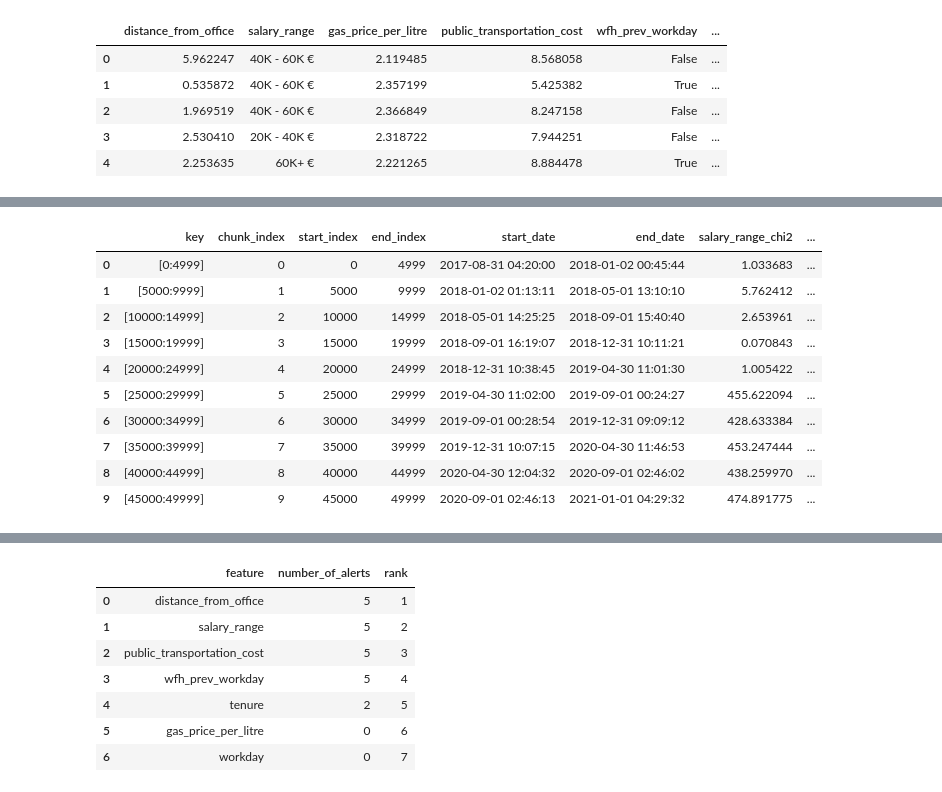
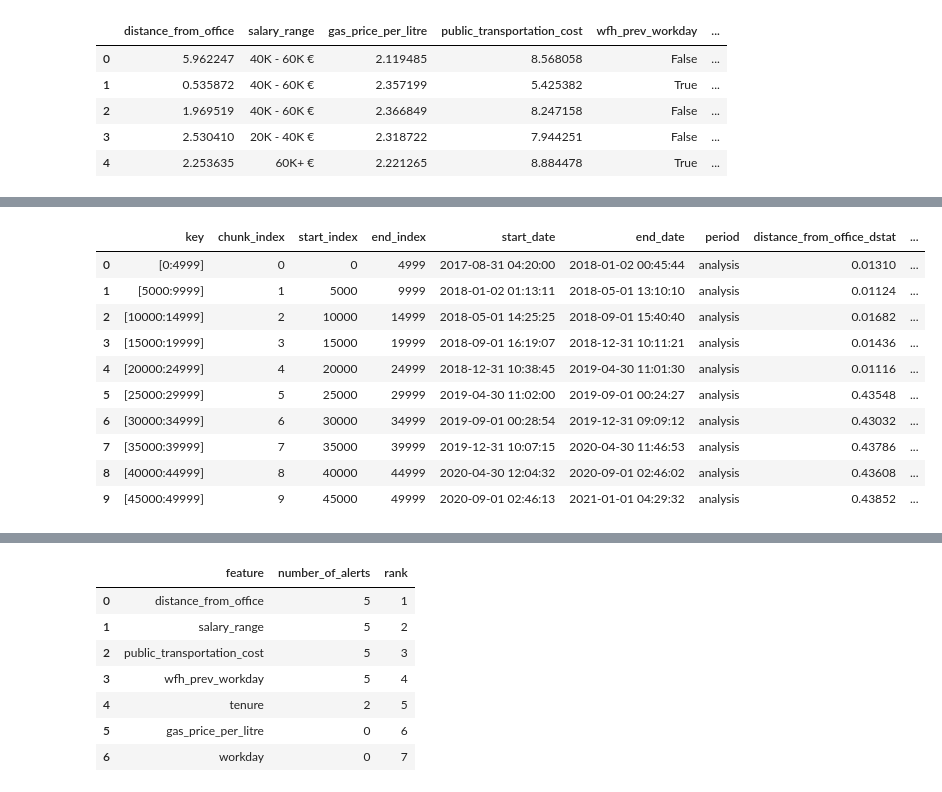
Before and after one commit to NannyML/nannyml, a Jupyter notebook: docs/example_notebooks/Tutorial - Drift - Model Inputs - Univariate Distance.ipynb, the cells around one changed output, grey strips where cells are left out. Cells and saved outputs as stored; diff of their text form; code cells hidden in the pictures.

```diff
--- a/docs/example_notebooks/Tutorial - Drift - Model Inputs - Univariate Distance.ipynb
+++ b/docs/example_notebooks/Tutorial - Drift - Model Inputs - Univariate Distance.ipynb
@@ -40,17 +40,17 @@ calc = nml.UnivariateStatisticalDriftCalculator(
 # %%
 calc.fit(reference_df)
 results = calc.calculate(analysis_df)
-display(results.data.iloc[:, :9])
+display(results.filter(period='analysis').to_df().iloc[:, :9])
 # %% [output]
-|  | key | chunk_index | start_index | end_index | start_date | end_date | salary_range_chi2 | ... |
-| 0 | [0:4999] | 0 | 0 | 4999 | 2017-08-31 04:20:00 | 2018-01-02 00:45:44 | 1.033683 | ... |
-| 1 | [5000:9999] | 1 | 5000 | 9999 | 2018-01-02 01:13:11 | 2018-05-01 13:10:10 | 5.762412 | ... |
-| 2 | [10000:14999] | 2 | 10000 | 14999 | 2018-05-01 14:25:25 | 2018-09-01 15:40:40 | 2.653961 | ... |
-| 3 | [15000:19999] | 3 | 15000 | 19999 | 2018-09-01 16:19:07 | 2018-12-31 10:11:21 | 0.070843 | ... |
-| 4 | [20000:24999] | 4 | 20000 | 24999 | 2018-12-31 10:38:45 | 2019-04-30 11:01:30 | 1.005422 | ... |
-| 5 | [25000:29999] | 5 | 25000 | 29999 | 2019-04-30 11:02:00 | 2019-09-01 00:24:27 | 455.622094 | ... |
-| 6 | [30000:34999] | 6 | 30000 | 34999 | 2019-09-01 00:28:54 | 2019-12-31 09:09:12 | 428.633384 | ... |
-| 7 | [35000:39999] | 7 | 35000 | 39999 | 2019-12-31 10:07:15 | 2020-04-30 11:46:53 | 453.247444 | ... |
-| 8 | [40000:44999] | 8 | 40000 | 44999 | 2020-04-30 12:04:32 | 2020-09-01 02:46:02 | 438.259970 | ... |
-| 9 | [45000:49999] | 9 | 45000 | 49999 | 2020-09-01 02:46:13 | 2021-01-01 04:29:32 | 474.891775 | ... |
+|  | key | chunk_index | start_index | end_index | start_date | end_date | period | distance_from_office_dstat | ... |
+| 0 | [0:4999] | 0 | 0 | 4999 | 2017-08-31 04:20:00 | 2018-01-02 00:45:44 | analysis | 0.01310 | ... |
+| 1 | [5000:9999] | 1 | 5000 | 9999 | 2018-01-02 01:13:11 | 2018-05-01 13:10:10 | analysis | 0.01124 | ... |
+| 2 | [10000:14999] | 2 | 10000 | 14999 | 2018-05-01 14:25:25 | 2018-09-01 15:40:40 | analysis | 0.01682 | ... |
+| 3 | [15000:19999] | 3 | 15000 | 19999 | 2018-09-01 16:19:07 | 2018-12-31 10:11:21 | analysis | 0.01436 | ... |
+| 4 | [20000:24999] | 4 | 20000 | 24999 | 2018-12-31 10:38:45 | 2019-04-30 11:01:30 | analysis | 0.01116 | ... |
+| 5 | [25000:29999] | 5 | 25000 | 29999 | 2019-04-30 11:02:00 | 2019-09-01 00:24:27 | analysis | 0.43548 | ... |
+| 6 | [30000:34999] | 6 | 30000 | 34999 | 2019-09-01 00:28:54 | 2019-12-31 09:09:12 | analysis | 0.43032 | ... |
+| 7 | [35000:39999] | 7 | 35000 | 39999 | 2019-12-31 10:07:15 | 2020-04-30 11:46:53 | analysis | 0.43786 | ... |
+| 8 | [40000:44999] | 8 | 40000 | 44999 | 2020-04-30 12:04:32 | 2020-09-01 02:46:02 | analysis | 0.43608 | ... |
+| 9 | [45000:49999] | 9 | 45000 | 49999 | 2020-09-01 02:46:13 | 2021-01-01 04:29:32 | analysis | 0.43852 | ... |
 # %%
```
Also changed, not shown: parts of 3 cells of this notebook.
